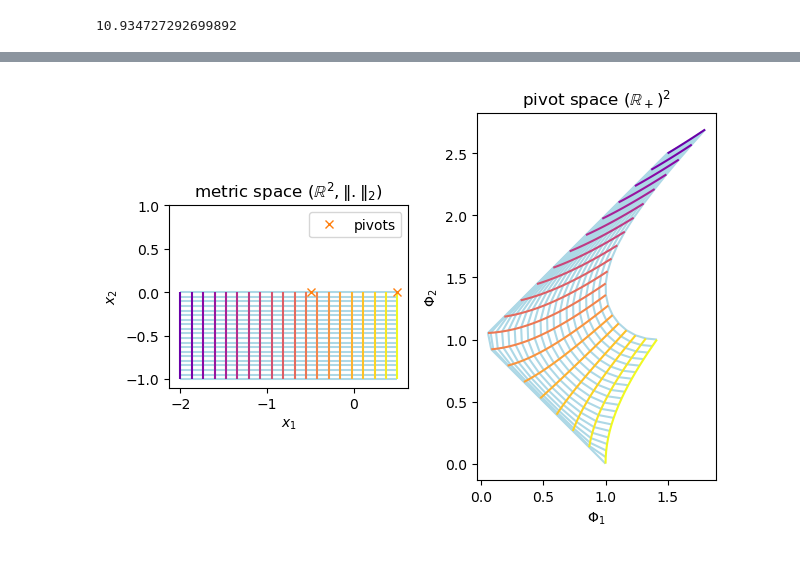
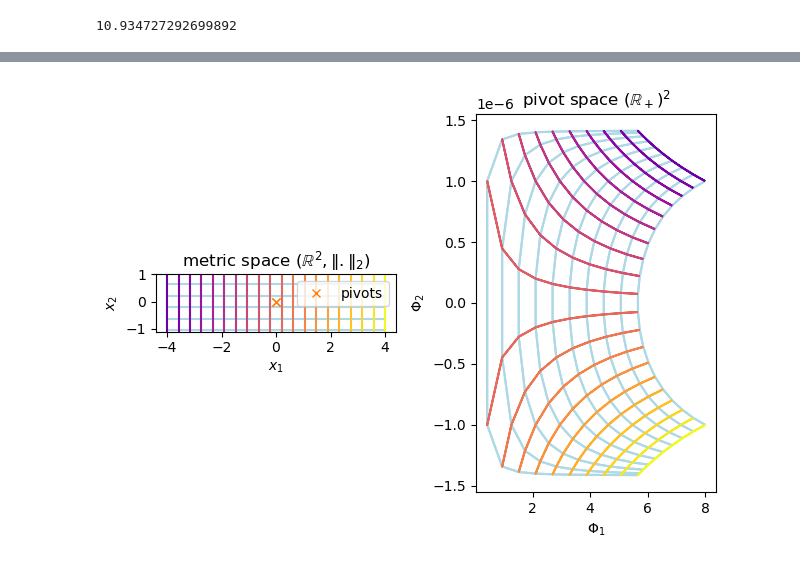
Before and after one commit to DimensionalScoop/metric_spaces, a Jupyter notebook: exploration/density-grid.ipynb, the cells around one changed output, grey strips where cells are left out. Drawn from its saved outputs; the diff is of its cells as text; code cells hidden in the pictures.

```diff
--- a/exploration/density-grid.ipynb
+++ b/exploration/density-grid.ipynb
@@ -198,9 +201,11 @@ plot_config()
 # %%
 n = 20
-xx, yy = np.meshgrid(np.linspace(-2,0.5, n), np.linspace(-1,0,n))
+transform = PivotSpace(metric.Euclid(), pivots = np.asarray([[-1e-6,0], [1e-6,0]]))
+xx, yy = np.meshgrid(np.linspace(-4,4, n), np.linspace(-4,4,n))
 
 points = np.array([xx.flatten(), yy.flatten()]).T
 p_t = transform.transform_points(points)
+p_t = transform.rectify(p_t)
 xx_t, yy_t = p_t.T
 xx_t = xx_t.reshape(xx.shape)
 yy_t = yy_t.reshape(yy.shape)
@@ -208,32 +213,32 @@ yy_t = yy_t.reshape(yy.shape)
 
 cmap_1 = mpl.colormaps['plasma']
 config = dict(
     ycolor = cmap_1(np.linspace(0.2,1, xx.shape[0])),
     xcolor = "lightblue",
 )
 
 plt.subplot(1,2,1)
 plt.title(r"metric space $(\mathbb{R}^2, "+transform.metric.name+")$")
 plt.xlabel("$x_1$")
 plt.ylabel("$x_2$")
 
 plot_grid(xx,yy, **config)
 plt.plot(*transform.pivots.T, "x", color="C1", label="pivots");
 plt.ylim(-1.1,1)
 plt.legend()
 plt.gca().set_aspect('equal')
 
 plt.subplot(1,2,2)
 plt.title("pivot space $(\mathbb{R}_+)^2$")
 plt.xlabel("$\Phi_1$")
 plt.ylabel("$\Phi_2$")
 
 plot_grid(xx_t,yy_t, **config)
 
 
-plt.gca().set_aspect('equal')
+#plt.gca().set_aspect('equal')
 
 plt.tight_layout()
 plt.show()
 # %% [output]
-[figure, old version]
+[figure, new version]
```
Also changed, not shown: parts of 14 cells of this notebook, 5 other files.
